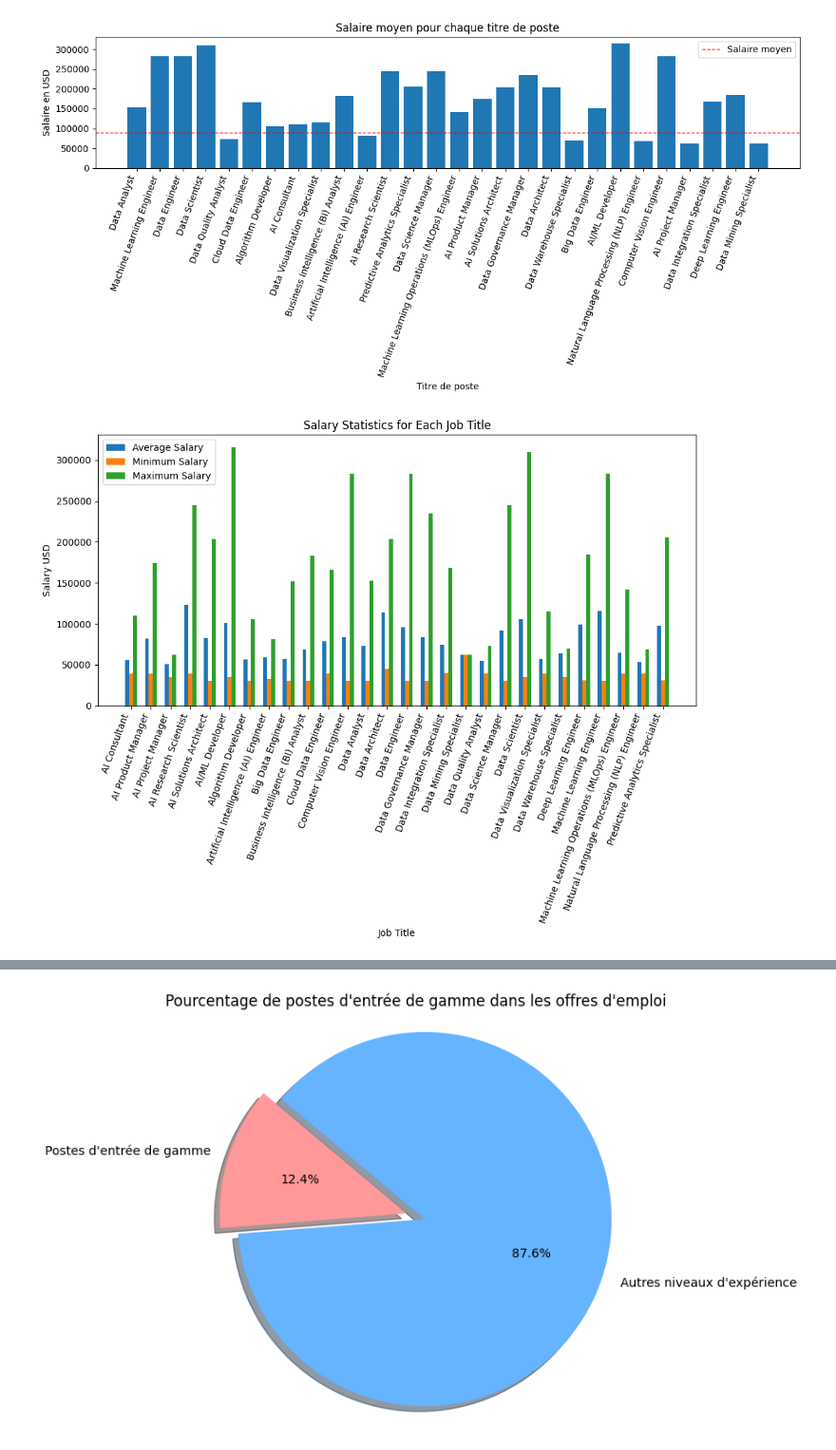
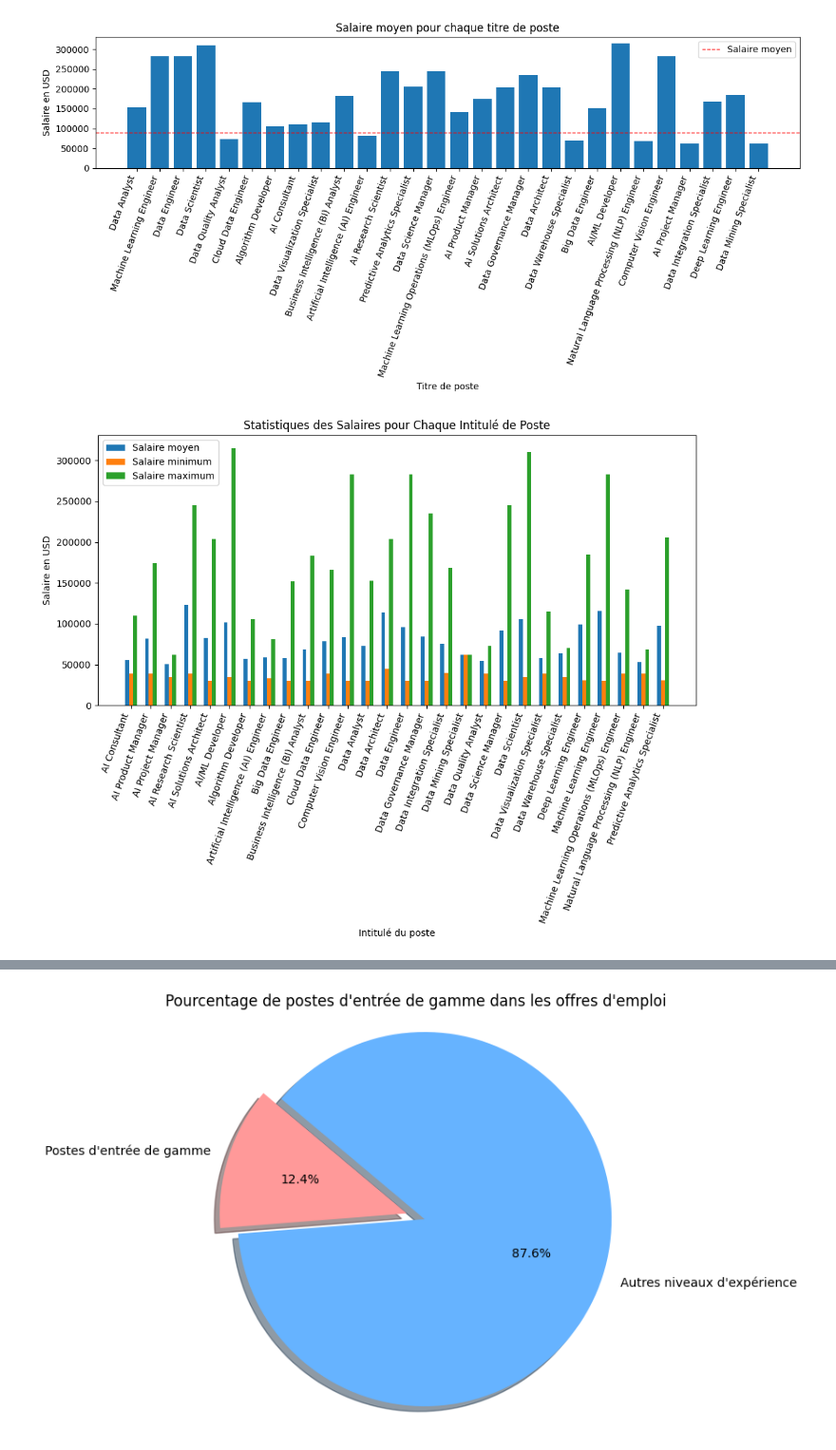
Before and after one commit to tsrhayar/analyze_data_jobs, a Jupyter notebook: Visualisation.ipynb, the cells around one changed output, grey strips where cells are left out. Shown at 95% size. Saved outputs shown, nothing was run; the diff lists cells and outputs as text; code cells hidden in the pictures.

```diff
--- a/Visualisation.ipynb
+++ b/Visualisation.ipynb
@@ -30,9 +33,10 @@
 import pandas as pd
 import matplotlib.pyplot as plt
 import ast
+from wordcloud import WordCloud
 
 # Chargement des données à partir du fichier CSV dans une DataFrame
-df = pd.read_csv('./clean_data_with_the_countries2.csv', encoding='ISO-8859-1')
+df = pd.read_csv('./clean_data.csv', encoding='ISO-8859-1')
 
 # Renommer la colonne "Requirment of the company" en "Requirment of the company" pour corriger la faute de frappe
 df = df.rename(columns={"Requirment of the company ": "Requirment of the company"})
@@ -64,23 +61,24 @@ plt.show()  # Affichage du graphique
 # %% [output]
 [figure]
 # %%
+# Regrouper les données par 'JobTitle' et calculer les statistiques salariales (moyenne, minimum, maximum)
 grouped_data = df.groupby('JobTitle')['Salary USD'].agg(['mean', 'min', 'max']).reset_index()
 
-# Plot the grouped bar chart
+# Tracer le graphique à barres groupées
 plt.figure(figsize=(10, 8))
-bar_width = 0.2
+largeur_barre = 0.2
 index = range(len(grouped_data))
 
-plt.bar(index, grouped_data['mean'], bar_width, label='Average Salary')
-plt.bar([i + bar_width for i in index], grouped_data['min'], bar_width, label='Minimum Salary')
-plt.bar([i + 2 * bar_width for i in index], grouped_data['max'], bar_width, label='Maximum Salary')
+plt.bar(index, grouped_data['mean'], largeur_barre, label='Salaire moyen')
+plt.bar([i + largeur_barre for i in index], grouped_data['min'], largeur_barre, label='Salaire minimum')
+plt.bar([i + 2 * largeur_barre for i in index], grouped_data['max'], largeur_barre, label='Salaire maximum')
 
-plt.xlabel('Job Title')
-plt.ylabel('Salary USD')
-plt.title('Salary Statistics for Each Job Title')
-plt.xticks([i + bar_width for i in index], grouped_data['JobTitle'], rotation=70, ha='right')
+plt.xlabel('Intitulé du poste')
+plt.ylabel('Salaire en USD')
+plt.title('Statistiques des Salaires pour Chaque Intitulé de Poste')
+plt.xticks([i + largeur_barre for i in index], grouped_data['JobTitle'], rotation=70, ha='right')
 plt.legend()
 plt.tight_layout()
 plt.show()
 # %% [output]
-[figure, old version]
+[figure, new version]
```
Also changed, not shown: parts of 18 cells of this notebook, 9 other files.
